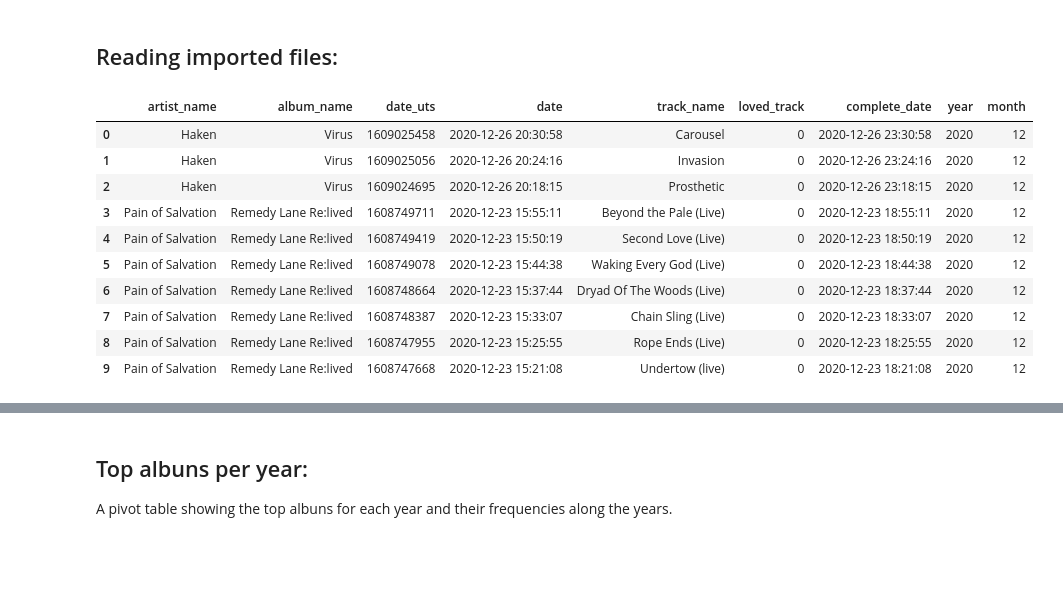
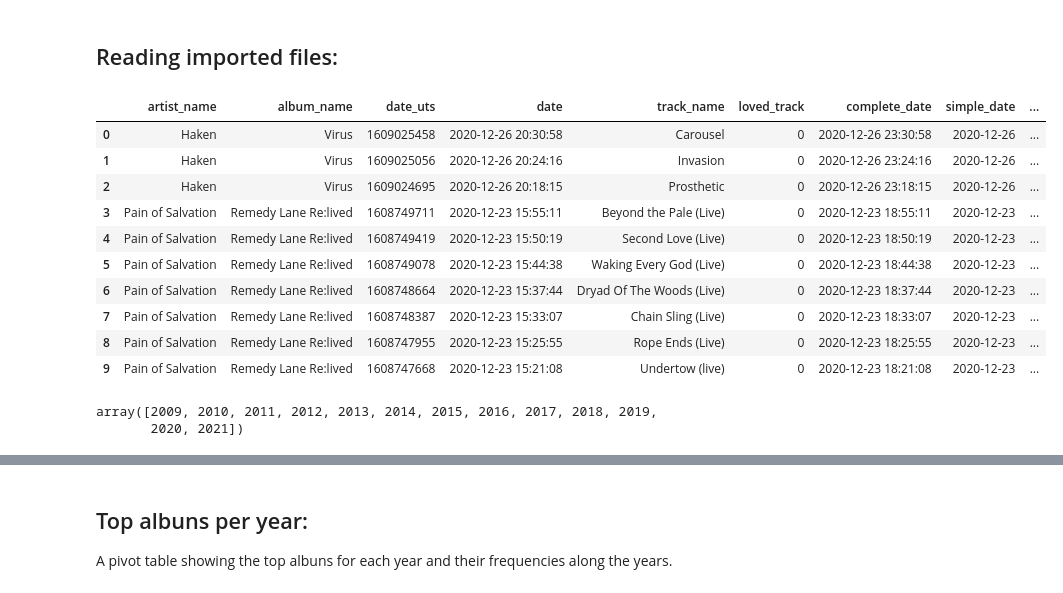
Before and after one commit to fredericohorst/personal-music-trends, a Jupyter notebook: analyzing.ipynb, the cells around one changed output, grey strips where cells are left out. Drawn from its saved outputs; the diff is of its cells as text; code cells hidden in the pictures; blank space fills up the shorter version.

```diff
--- a/analyzing.ipynb
+++ b/analyzing.ipynb
@@ -16,28 +16,37 @@ saved lastfm_data2021.csv
 # %%
 import pandas
 import glob
 import os
 
 path = os.getcwd()
 lasffm_files = glob.glob(path + '/*.csv')
 df_files = [pandas.read_csv(file, index_col=0) for file in lasffm_files]
 lastfm_df = pandas.concat(df_files)
 # adding datepart information
 lastfm_df = lastfm_df[lastfm_df.date_uts.notnull()] # dropping null dates
 lastfm_df['complete_date'] = pandas.to_datetime(lastfm_df.date_uts,dayfirst=True,unit='s')
+lastfm_df['simple_date'] = lastfm_df.complete_date.dt.date
+lastfm_df['simple_time'] = lastfm_df.complete_date.dt.time
 lastfm_df['year'] = lastfm_df.complete_date.dt.year.astype(int)
 lastfm_df['month'] = lastfm_df.complete_date.dt.month.astype(int)
 
 lastfm_df.head(10)
 # %% [output]
-|  | artist_name | album_name | date_uts | date | track_name | loved_track | complete_date | year | month |
-| 0 | Haken | Virus | 1609025458 | 2020-12-26 20:30:58 | Carousel | 0 | 2020-12-26 23:30:58 | 2020 | 12 |
-| 1 | Haken | Virus | 1609025056 | 2020-12-26 20:24:16 | Invasion | 0 | 2020-12-26 23:24:16 | 2020 | 12 |
-| 2 | Haken | Virus | 1609024695 | 2020-12-26 20:18:15 | Prosthetic | 0 | 2020-12-26 23:18:15 | 2020 | 12 |
-| 3 | Pain of Salvation | Remedy Lane Re:lived | 1608749711 | 2020-12-23 15:55:11 | Beyond the Pale (Live) | 0 | 2020-12-23 18:55:11 | 2020 | 12 |
-| 4 | Pain of Salvation | Remedy Lane Re:lived | 1608749419 | 2020-12-23 15:50:19 | Second Love (Live) | 0 | 2020-12-23 18:50:19 | 2020 | 12 |
-| 5 | Pain of Salvation | Remedy Lane Re:lived | 1608749078 | 2020-12-23 15:44:38 | Waking Every God (Live) | 0 | 2020-12-23 18:44:38 | 2020 | 12 |
-| 6 | Pain of Salvation | Remedy Lane Re:lived | 1608748664 | 2020-12-23 15:37:44 | Dryad Of The Woods (Live) | 0 | 2020-12-23 18:37:44 | 2020 | 12 |
-| 7 | Pain of Salvation | Remedy Lane Re:lived | 1608748387 | 2020-12-23 15:33:07 | Chain Sling (Live) | 0 | 2020-12-23 18:33:07 | 2020 | 12 |
-| 8 | Pain of Salvation | Remedy Lane Re:lived | 1608747955 | 2020-12-23 15:25:55 | Rope Ends (Live) | 0 | 2020-12-23 18:25:55 | 2020 | 12 |
-| 9 | Pain of Salvation | Remedy Lane Re:lived | 1608747668 | 2020-12-23 15:21:08 | Undertow (live) | 0 | 2020-12-23 18:21:08 | 2020 | 12 |
+|  | artist_name | album_name | date_uts | date | track_name | loved_track | complete_date | simple_date | ... |
+| 0 | Haken | Virus | 1609025458 | 2020-12-26 20:30:58 | Carousel | 0 | 2020-12-26 23:30:58 | 2020-12-26 | ... |
+| 1 | Haken | Virus | 1609025056 | 2020-12-26 20:24:16 | Invasion | 0 | 2020-12-26 23:24:16 | 2020-12-26 | ... |
+| 2 | Haken | Virus | 1609024695 | 2020-12-26 20:18:15 | Prosthetic | 0 | 2020-12-26 23:18:15 | 2020-12-26 | ... |
+| 3 | Pain of Salvation | Remedy Lane Re:lived | 1608749711 | 2020-12-23 15:55:11 | Beyond the Pale (Live) | 0 | 2020-12-23 18:55:11 | 2020-12-23 | ... |
+| 4 | Pain of Salvation | Remedy Lane Re:lived | 1608749419 | 2020-12-23 15:50:19 | Second Love (Live) | 0 | 2020-12-23 18:50:19 | 2020-12-23 | ... |
+| 5 | Pain of Salvation | Remedy Lane Re:lived | 1608749078 | 2020-12-23 15:44:38 | Waking Every God (Live) | 0 | 2020-12-23 18:44:38 | 2020-12-23 | ... |
+| 6 | Pain of Salvation | Remedy Lane Re:lived | 1608748664 | 2020-12-23 15:37:44 | Dryad Of The Woods (Live) | 0 | 2020-12-23 18:37:44 | 2020-12-23 | ... |
+| 7 | Pain of Salvation | Remedy Lane Re:lived | 1608748387 | 2020-12-23 15:33:07 | Chain Sling (Live) | 0 | 2020-12-23 18:33:07 | 2020-12-23 | ... |
+| 8 | Pain of Salvation | Remedy Lane Re:lived | 1608747955 | 2020-12-23 15:25:55 | Rope Ends (Live) | 0 | 2020-12-23 18:25:55 | 2020-12-23 | ... |
+| 9 | Pain of Salvation | Remedy Lane Re:lived | 1608747668 | 2020-12-23 15:21:08 | Undertow (live) | 0 | 2020-12-23 18:21:08 | 2020-12-23 | ... |
+# %%
+years_list = lastfm_df.year.unique()
+years_list.sort()
+years_list
+# %% [output]
+array([2009, 2010, 2011, 2012, 2013, 2014, 2015, 2016, 2017, 2018, 2019,
+       2020, 2021])
```
Also changed, not shown: parts of 14 cells of this notebook.
